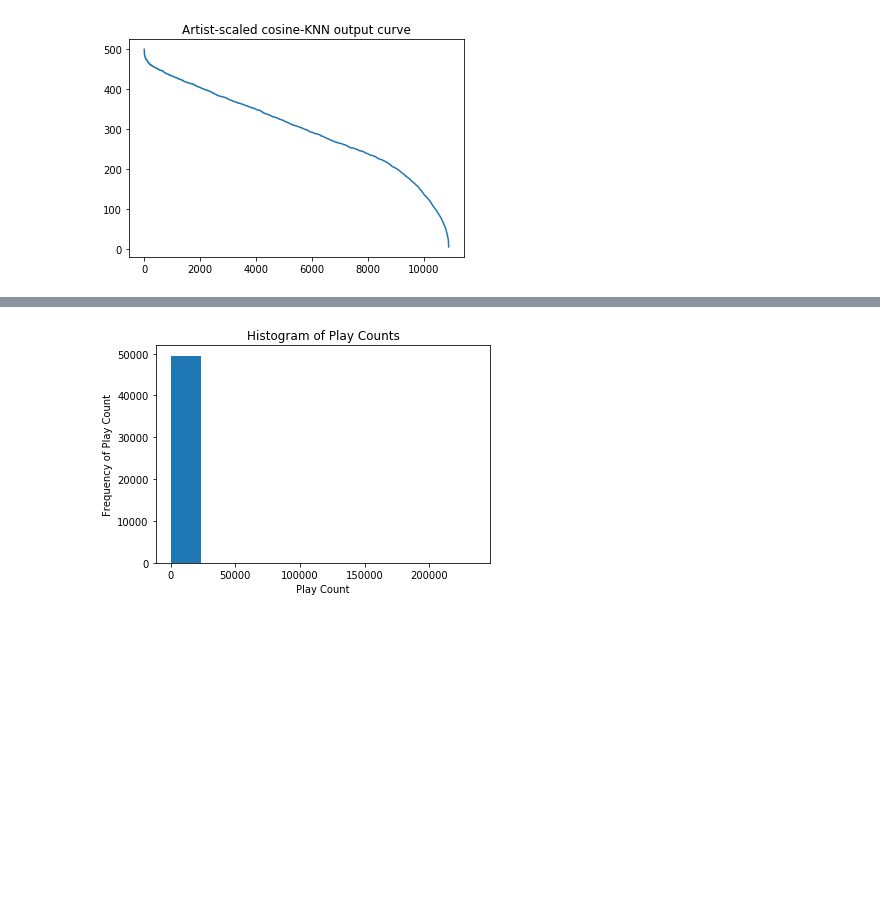
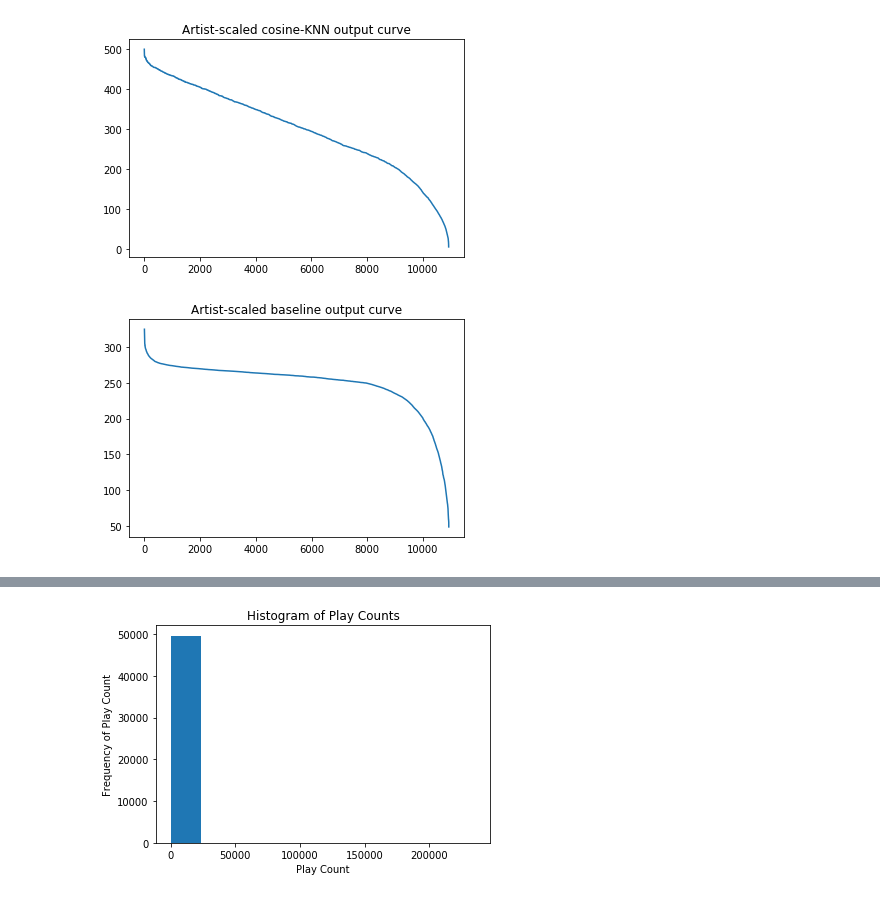
Before and after one commit to hussain-jafari/lastfm-recommender-system, a Jupyter notebook: recommendersystem.ipynb, the cells around one changed output, grey strips where cells are left out. Saved outputs shown, nothing was run; the diff lists cells and outputs as text; code cells hidden in the pictures; blank space fills up the shorter version.

```diff
--- a/recommendersystem.ipynb
+++ b/recommendersystem.ipynb
@@ -453,3 +453,11 @@ plt.title('Artist-scaled cosine-KNN output curve')
 plt.show()
 # %% [output]
 [figure]
+# %%
+# Inspect output curve for artist-scaled baseline model
+baseline_user_scaled = get_output_curve(artist_data, BaselineOnly(verbose=False))
+plt.plot(baseline_user_scaled)
+plt.title('Artist-scaled baseline output curve')
+plt.show()
+# %% [output]
+[figure, added]
```
Also changed, not shown: parts of 23 cells of this notebook.
